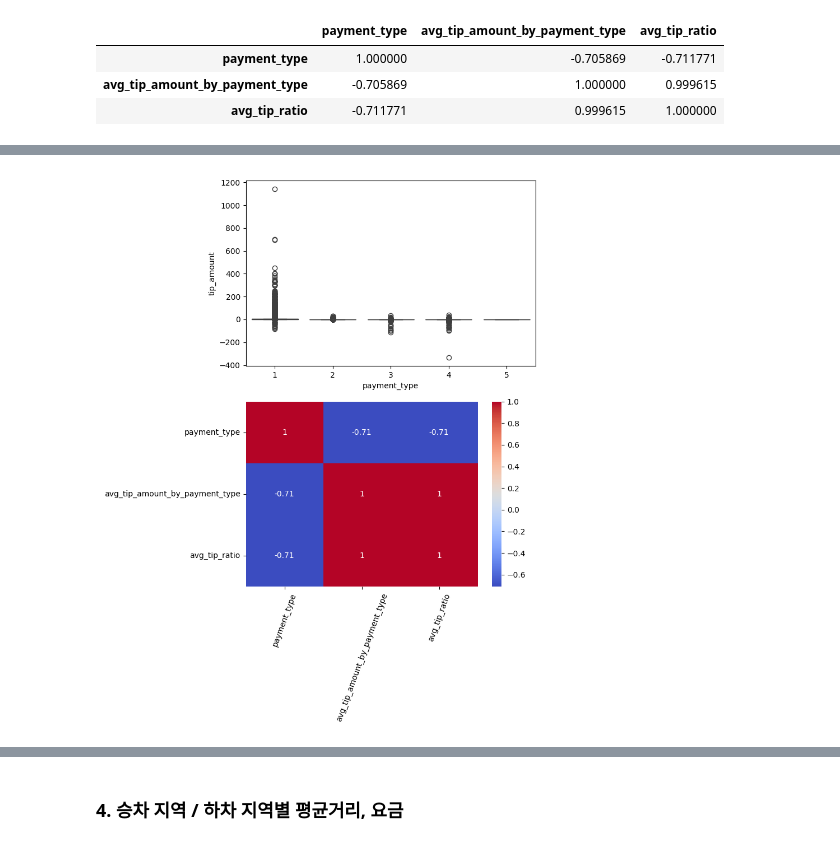
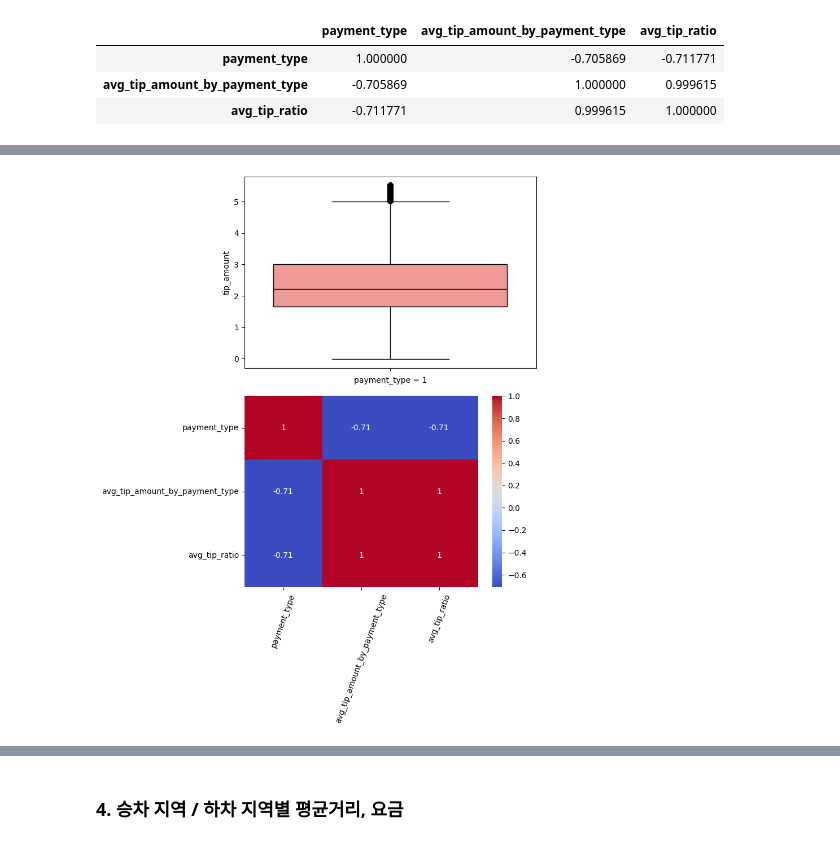
Before and after one commit to ZeroJoon2/aws_test, a Jupyter notebook: src/241211_YellowTaxi2.ipynb, the cells around one changed output, grey strips where cells are left out. Cells and saved outputs as stored; diff of their text form; code cells hidden in the pictures.

```diff
--- a/src/241211_YellowTaxi2.ipynb
+++ b/src/241211_YellowTaxi2.ipynb
@@ -647,0 +610,4 @@ tmp_df = ss.sql('''
+# %%
+IQR_df = tmp_df.groupby('payment_type')['tip_amount'].describe()['75%'] \
+        - tmp_df.groupby('payment_type')['tip_amount'].describe()['25%']
+IQR_df
@@ -648 +622,24 @@ tmp_df = ss.sql('''
+# %%
+outlier_min = tmp_df.groupby('payment_type')['tip_amount'].describe()['25%'] - (1.5 * IQR_df)
+outlier_min = outlier_min.loc[1]
+
+outlier_max = tmp_df.groupby('payment_type')['tip_amount'].describe()['75%'] + (1.5 * IQR_df)
+outlier_max = outlier_max.loc[1]
+
+ss.sql(f'SET outlier_min = {outlier_min}')
+ss.sql(f'SET outlier_max = {outlier_max}')
+
+
+tmp_df= ss.sql('''
+                SELECT
+
+                    payment_type
+                    , tip_amount
+                    , total_amount
+
+                FROM table1
+                WHERE payment_type = 1
+                    AND tip_amount BETWEEN ${outlier_min} AND ${outlier_max}
+                '''
+              ).toPandas()
 # %% [markdown]
@@ -705,18 +668,20 @@ tmp_df.groupby('payment_type')['tip_amount'].describe()
 # %%
 plt.figure(figsize = (8,10))
 
 axes1 = plt.subplot(2,1,1)
 sns.boxplot(data = tmp_df
-            , x = 'payment_type'
-            , y = 'tip_amount')
-
+           , y= 'tip_amount'
+           , color = '#FF8A8A'
+           , linecolor = '#000000'
+           )
+plt.xlabel('payment_type = 1')
 
 axes2 = plt.subplot(2,1,2)
 sns.heatmap(df3.corr(), annot = True, cmap = 'coolwarm')
 plt.xticks(rotation = 70)
 
 
 plt.tight_layout()
 plt.show()
 # %% [output]
-[figure, old version]
+[figure, new version]
```
Also changed, not shown: parts of 35 cells of this notebook.
